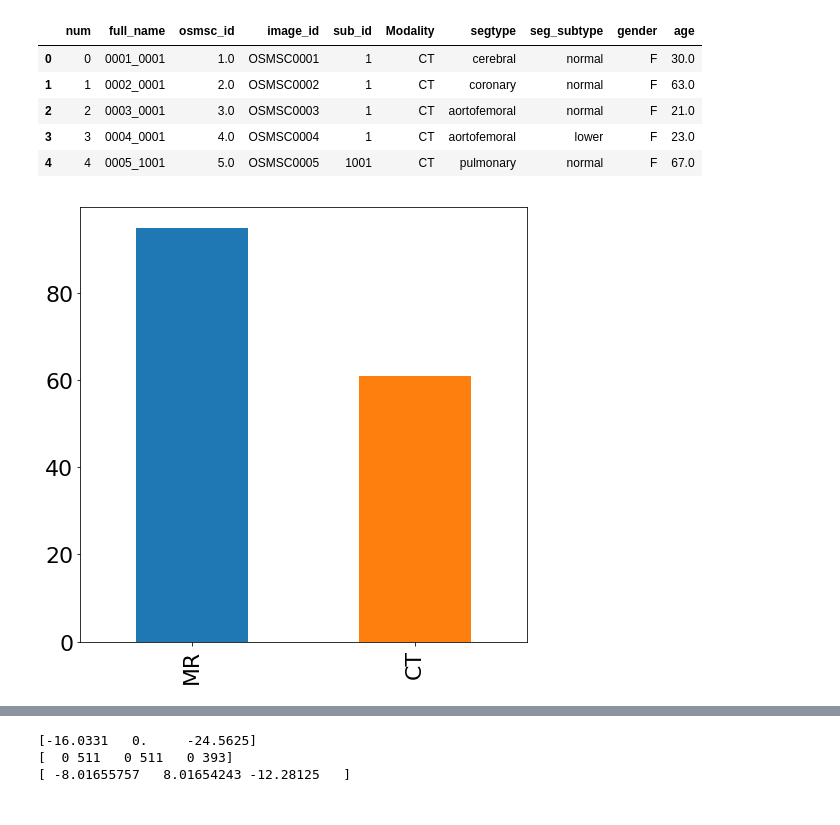
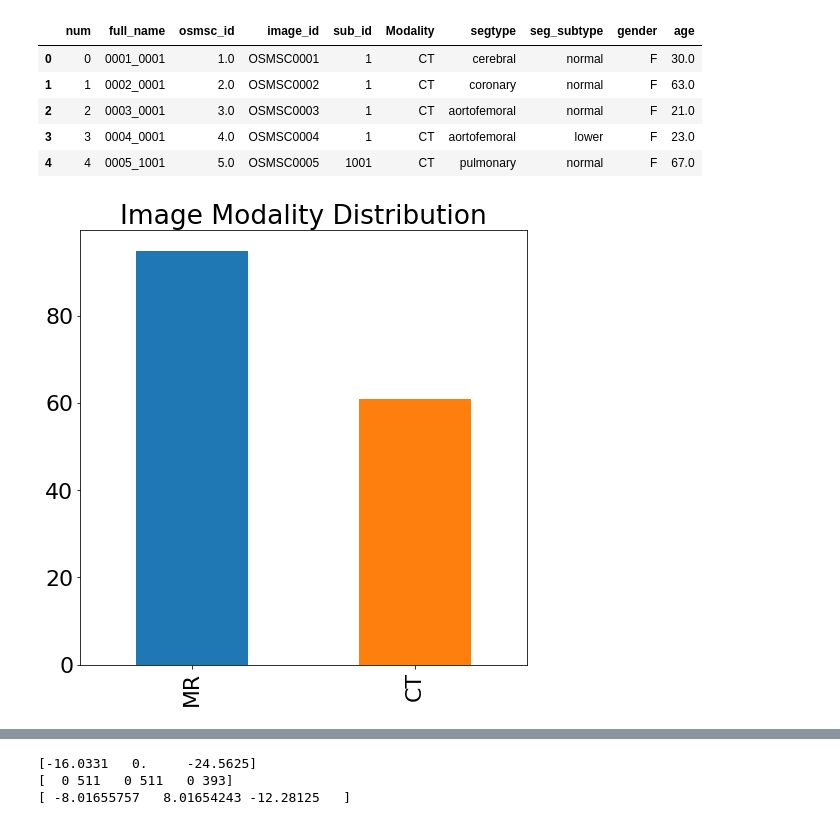
Before and after one commit to noahfields1/seg_regression, a Jupyter notebook: explore_vascular_data.ipynb, the cells around one changed output, grey strips where cells are left out. Saved outputs shown, nothing was run; the diff lists cells and outputs as text; code cells hidden in the pictures.

```diff
--- a/explore_vascular_data.ipynb
+++ b/explore_vascular_data.ipynb
@@ -29,9 +56,10 @@ data.head()
 | 4 | 4 | 0005_1001 | 5.0 | OSMSC0005 | 1001 | CT | pulmonary | normal | F | 67.0 |
 # %%
 plt.figure(figsize=FIGSIZE)
+plt.title('Image Modality Distribution')
 data['Modality'].value_counts().plot(kind='bar')
 plt.show()
 # %% [output]
-[figure, old version]
+[figure, new version]
 # %%
 plt.figure(figsize=FIGSIZE)
```
Also changed, not shown: parts of 19 cells of this notebook, 1 other file.
